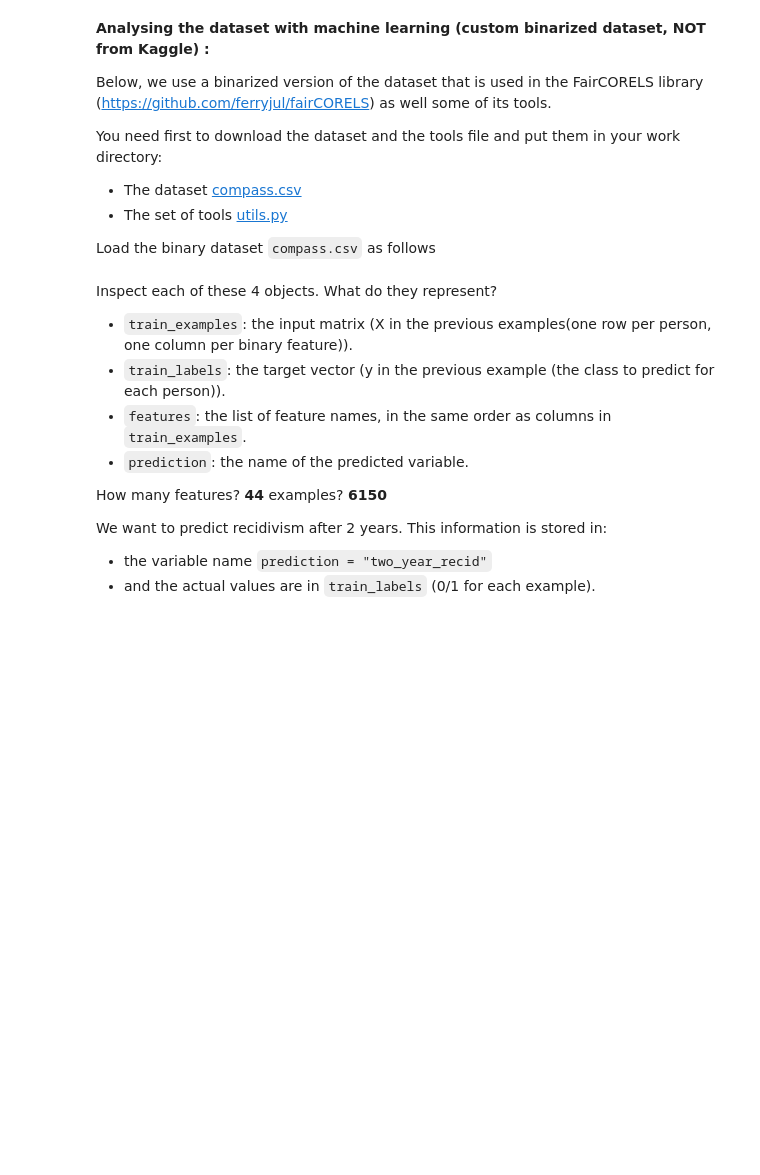
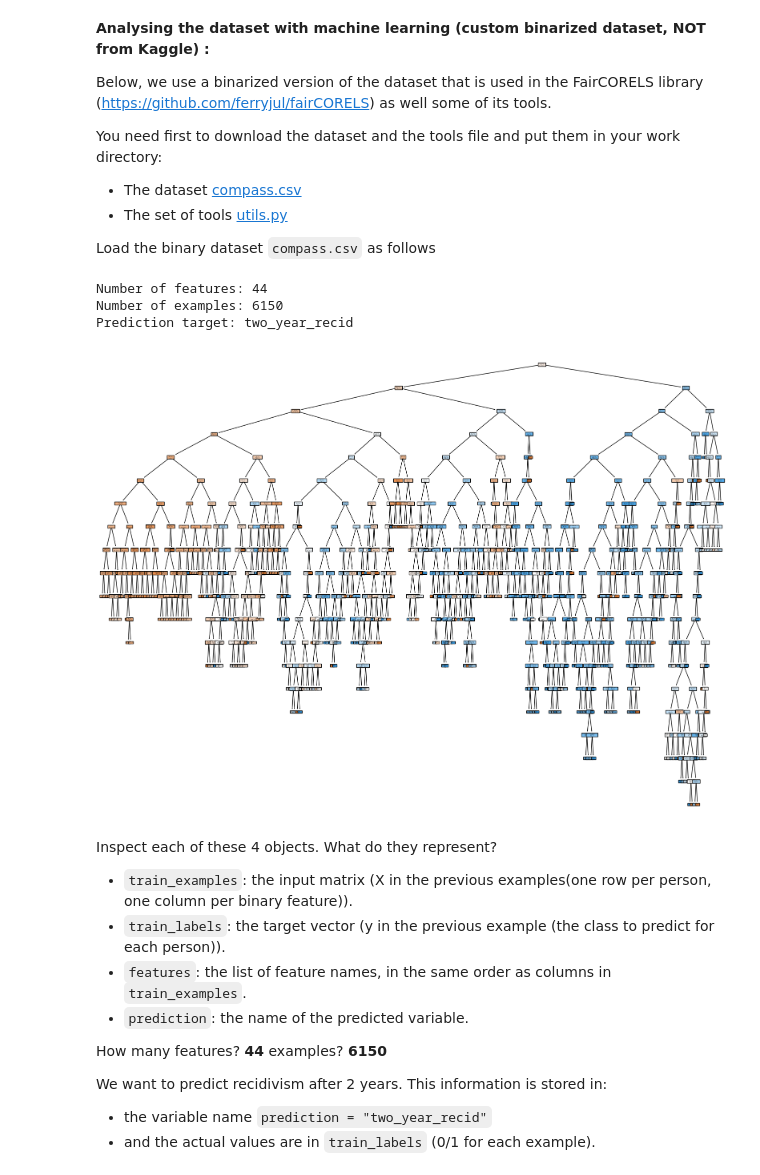
Before and after one commit to AbdessalamAithaqi/SupervisedMachineLearning, a Jupyter notebook: Lab3/Sujet_DT.ipynb, the cells around one changed output. Cells and saved outputs as stored; diff of their text form; code cells hidden in the pictures; blank space fills up the shorter version.

```diff
--- a/Lab3/Sujet_DT.ipynb
+++ b/Lab3/Sujet_DT.ipynb
@@ -224,26 +224,31 @@ Load the binary dataset `compass.csv` as follows
 # %%
 import csv
 import numpy as np
 from utils import load_from_csv
 
 # Teacher-approved dataset
-train_examples, train_labels, features, prediction = load_from_csv("./datasets-clean/compas_binarized.csv")
+train_examples, train_labels, features, prediction = load_from_csv("./compas_binarized.csv")
 
 print("Number of features:", len(features))
 print("Number of examples:", len(train_examples))
 print("Prediction target:", prediction)
 
 clf3 = tree.DecisionTreeClassifier(random_state=42)
 clf3 = clf3.fit(train_examples, train_labels)
 
 fig = plt.figure(figsize=(20, 15))
 _ = tree.plot_tree(
     clf3,
     feature_names=features,
     class_names=[str(c) for c in clf3.classes_],
     filled=True,
 )
 plt.show()
+# %% [output]
+Number of features: 44
+Number of examples: 6150
+Prediction target: two_year_recid
+[figure, added]
 # %% [markdown]
 
 Inspect each of these 4 objects.
```
Also changed, not shown: parts of 5 cells of this notebook.
